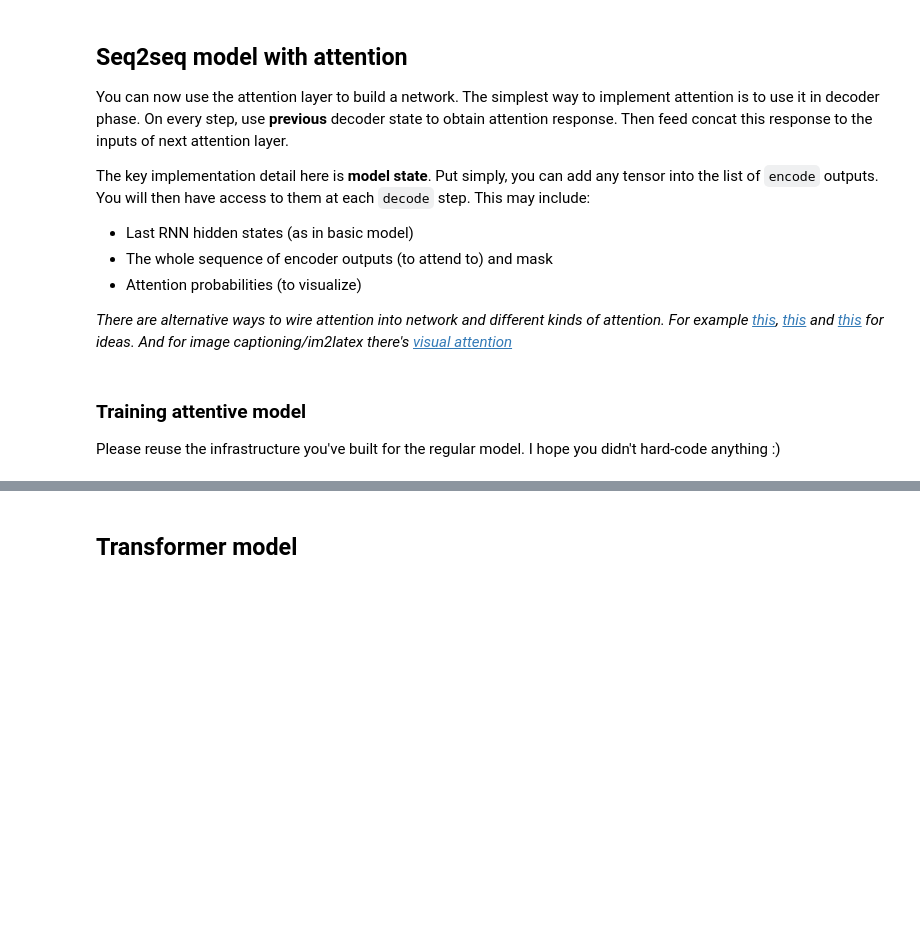
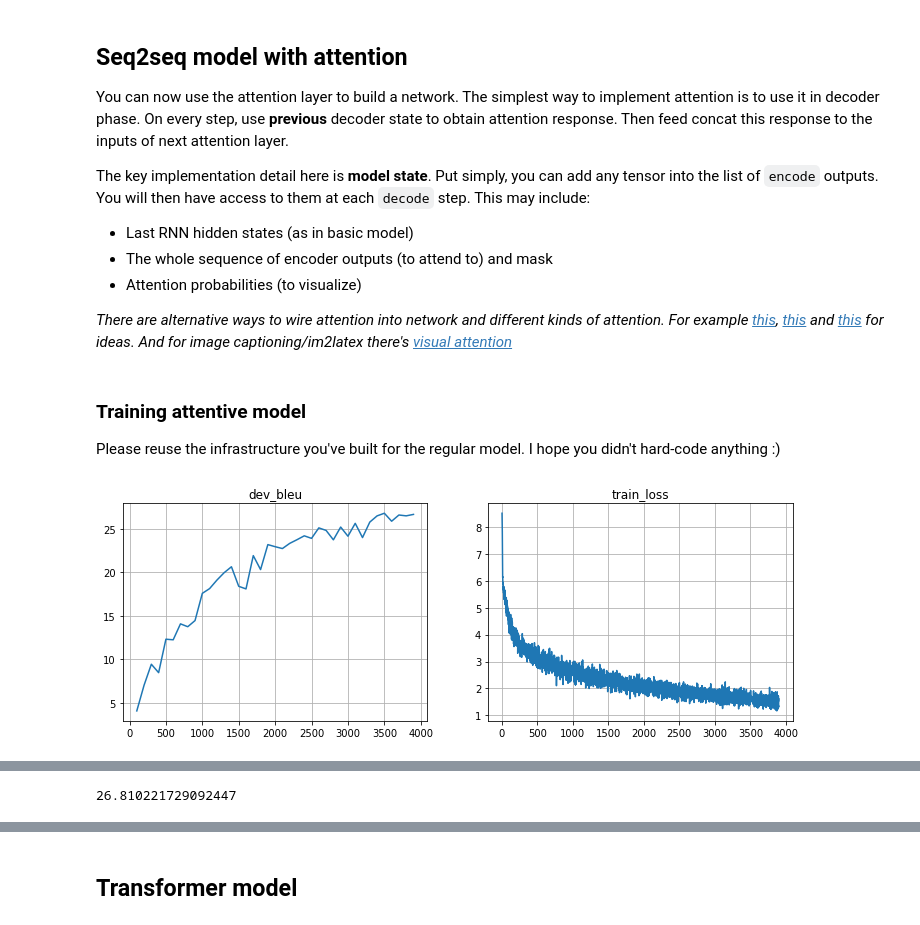
Before and after one commit to artemxx/NMT, a Jupyter notebook: main.ipynb, the cells around one changed output, grey strips where cells are left out. Saved outputs shown, nothing was run; the diff lists cells and outputs as text; code cells hidden in the pictures; blank space fills up the shorter version.

Commit message:
add bidirectional attentive model

```diff
--- a/main.ipynb
+++ b/main.ipynb
@@ -228,7 +229,7 @@ def train_model(model, n_iters=15000, batch_size=64, lr=1e-3, n_iters_break=500)
                 if bleu > best_bleu:
                     best_bleu = bleu
                     best_step = step
-                    best_weights = model.state_dict()
+                    best_weights = copy.deepcopy(model.state_dict())
                 elif step - best_step >= n_iters_break:
                     break
 
@@ -313,5 +314,7 @@ from my_models import AttentiveModel
 
 Please reuse the infrastructure you've built for the regular model. I hope you didn't hard-code anything :)
 # %%
-# attentive_model = AttentiveModel(inp_voc, out_voc).to(device)
-# %time train_model(attentive_model, n_iters=5000, lr=1e-3, batch_size=128)
+attentive_model = AttentiveModel(inp_voc, out_voc, rnn_type='LSTM', bid=True).to(device)
+%time train_model(attentive_model, lr=1e-3, batch_size=64)
+# %% [output]
+[figure, added]
@@ -318,3 +324,4 @@ Please reuse the infrastructure you've built for the regular model. I hope you d
+26.810221729092447
 # %%
 # torch.save(attentive_model.state_dict(), "att_model")
 # attentive_model.load_state_dict(torch.load("att_model"))
```
Also changed, not shown: parts of 16 cells of this notebook.
